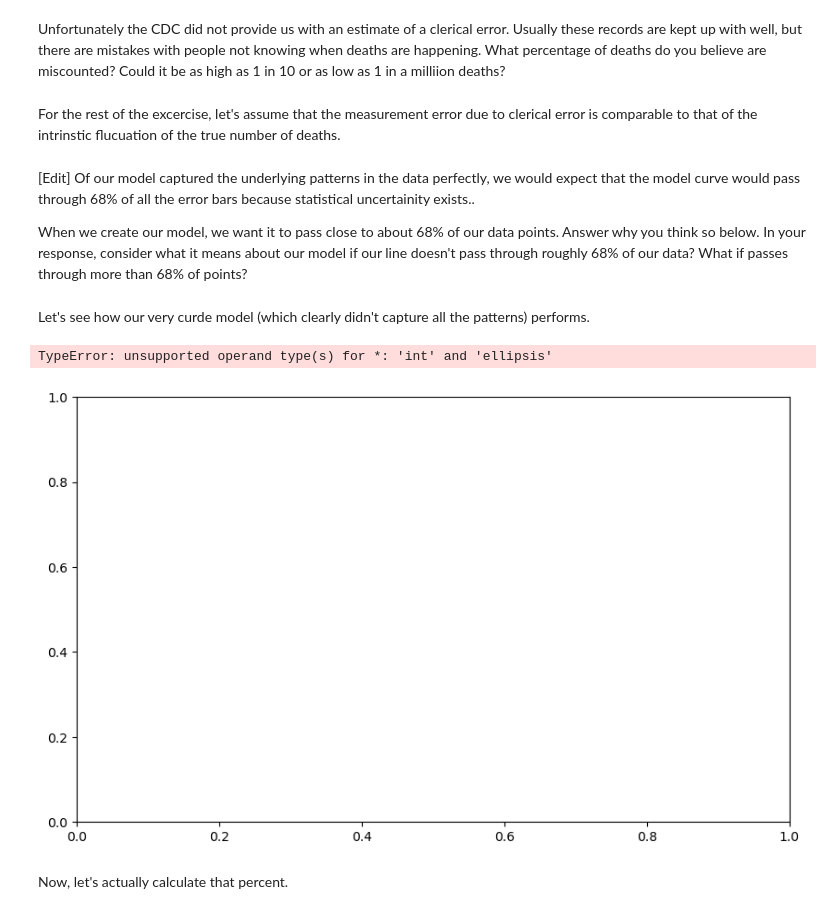
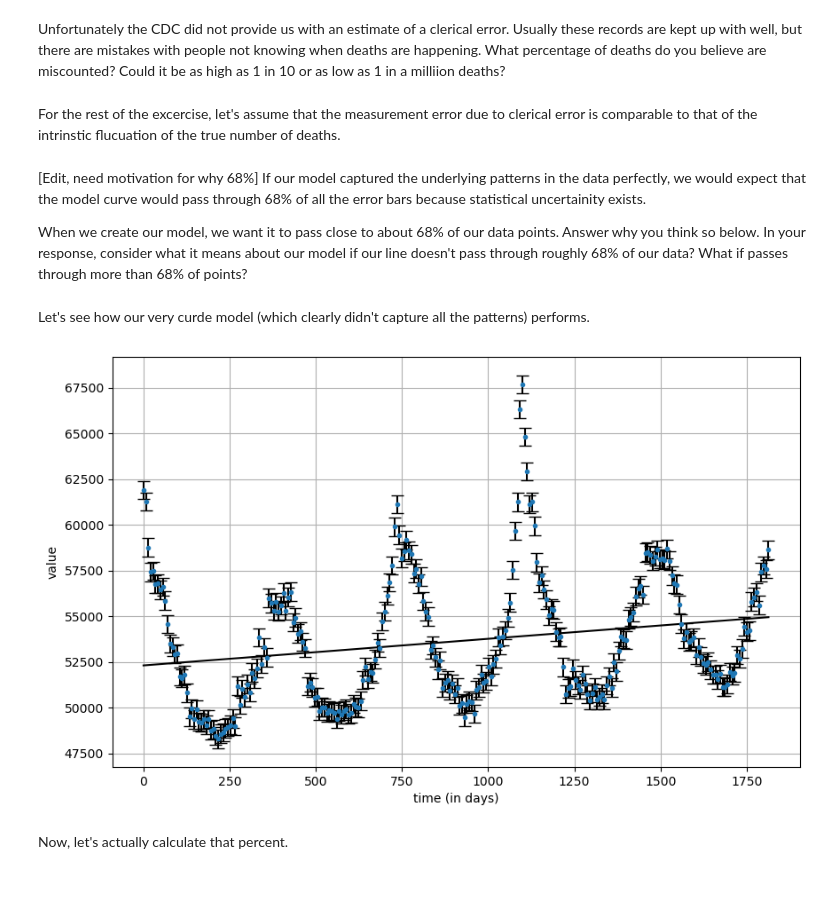
Before and after one commit to sensesensibilityscience/datascience, a Jupyter notebook: 2024/excessdeaths/student/modelling.ipynb, the cells around one changed output. Saved outputs shown, nothing was run; the diff lists cells and outputs as text; code cells hidden in the pictures; blank space fills up the shorter version.

Commit message:
excess deaths prediction work

```diff
--- a/2024/excessdeaths/student/modelling.ipynb
+++ b/2024/excessdeaths/student/modelling.ipynb
@@ -239,6 +241,6 @@ _Replace this with you answer_
 Unfortunately the CDC did not provide us with an estimate of a clerical error. Usually these records are kept up with well, but there are mistakes with people not knowing when deaths are happening. What percentage of deaths do you believe are miscounted? Could it be as high as 1 in 10 or as low as 1 in a milliion deaths?
 # %%
 measurement_error = 250
-# %% [markdown]
-For the rest of the excercise, let's assume that the measurement error due to clerical error is comparable to that of the intrinstic flucuation of the true number of deaths.
+# %% [markdown]
+For the rest of the excercise, let's assume that the measurement error due to clerical error is comparable to that of the intrinstic flucuation of the true number of deaths.
 # %%
@@ -246,7 +247,6 @@ For the rest of the excercise, let's assume that the measurement error due to cl
 total_error = intrinstic_fluctuation + measurement_error
 # %% [markdown]
-[Edit]
-Of our model captured the underlying patterns in the data perfectly, we would expect that the model curve would pass through 68% of all the error bars because statistical uncertainity exists..
+[Edit, need motivation for why 68%] If our model captured the underlying patterns in the data perfectly, we would expect that the model curve would pass through 68% of all the error bars because statistical uncertainity exists.
 
 When we create our model, we want it to pass close to about 68% of our data points. Answer why you think so below. In your response, consider what it means about our model if our line doesn't pass through roughly 68% of our data? What if passes through more than 68% of points?
 # %% [markdown]
@@ -254,15 +254,14 @@ Let's see how our very curde model (which clearly didn't capture all the pattern
 # %%
 #Just run this cell
 plt.figure(figsize=(10, 6))
 plt.errorbar(xdata, ydata, yerr=total_error, fmt='.', ecolor='black', capsize=5)
 plt.plot(xdata, linear_model(xdata, m_fit, c_fit), '-', label='fit', color = "black")
-plt.xlabel('time (in weeks)')
+plt.xlabel('time (in days)')
 plt.ylabel('value')
 plt.grid(True)
 plt.show()
 # %% [output]
-TypeError: unsupported operand type(s) for *: 'int' and 'ellipsis'
-[figure, old version]
+[figure, new version]
 # %% [markdown]
 Now, let's actually calculate that percent.
 # %%
```
Also changed, not shown: parts of 77 cells of this notebook, 1 other file.
